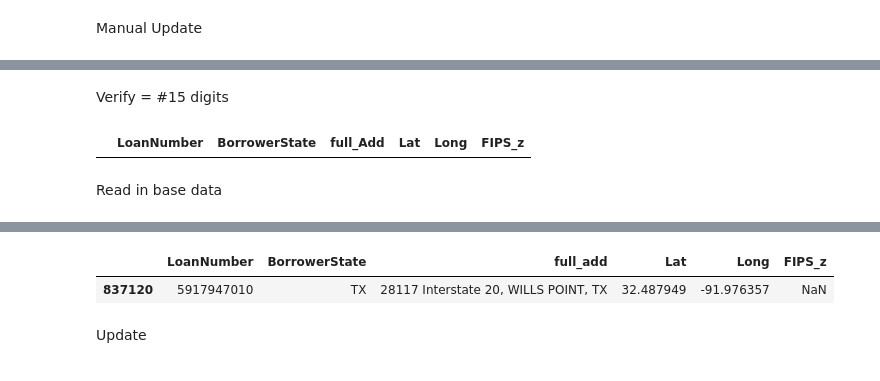
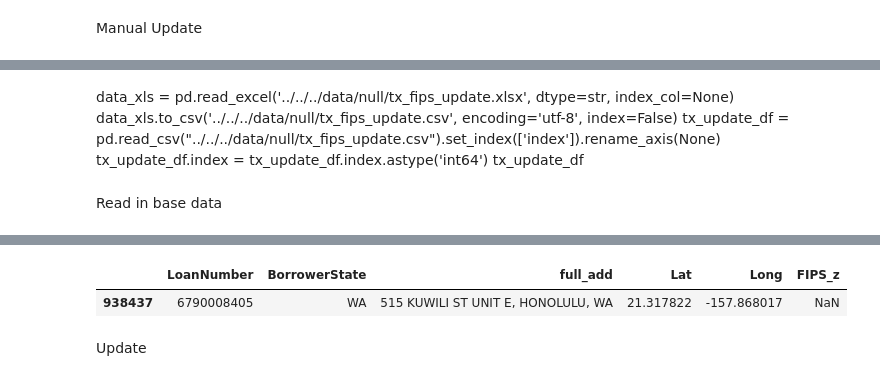
Before and after one commit to cspence001/mapdata_fips_aggregation, a Jupyter notebook: selenium_fips/23/selenium_census_script_fipscheck_23.ipynb, the cells around one changed output, grey strips where cells are left out. Cells and saved outputs as stored; diff of their text form; code cells hidden in the pictures.

```diff
--- a/selenium_fips/23/selenium_census_script_fipscheck_23.ipynb
+++ b/selenium_fips/23/selenium_census_script_fipscheck_23.ipynb
@@ -27,8 +27,11 @@ fips_check_scraped.head()
 | 3 | 5120868804 | AK | 540 W Intl Airport Rd, Anchorage, AK | 61.173164 | -149.893283 | 2.020003e+13 |
 | 4 | 6650277102 | AK | 4300 BARTLETT STREET, HOMER, AK | 59.652704 | -151.549793 | 2.122001e+13 |
 # %%
-#Latitude, Longitude, not included
+pd.set_option('display.max_columns', None)
+#Latitude, Longitude included
 fips_check_scraped_notna = fips_check_scraped[fips_check_scraped["Lat"].notna()] # check to make sure no nulls in coords
-fips_check_scraped_notna.head()
+#FIPS not included, of Lat, Long available
+fips_check_scraped_null = fips_check_scraped_notna[fips_check_scraped_notna["FIPS_z"].isnull()] # check to make sure no nulls in coords
+fips_check_scraped_null #28093
 # %% [output]
 |  | LoanNumber | BorrowerState | full_add | Lat | Long | FIPS_z |
@@ -270,9 +247,9 @@ tx_update_df.loc[tx_update_df["FIPS_z"].isnull()] #check #13
-# %% [markdown]
-Verify = #15 digits
-# %%
-fips_fill.loc[fips_fill["FIPS_z"].astype(str).str.len() > 15]
-# %% [output]
-|  | LoanNumber | BorrowerState | full_Add | Lat | Long | FIPS_z |
+# %% [markdown]
+data_xls = pd.read_excel('../../../data/null/tx_fips_update.xlsx', dtype=str, index_col=None)
+data_xls.to_csv('../../../data/null/tx_fips_update.csv', encoding='utf-8', index=False)
+tx_update_df = pd.read_csv("../../../data/null/tx_fips_update.csv").set_index(['index']).rename_axis(None)
+tx_update_df.index = tx_update_df.index.astype('int64')
+tx_update_df
 # %% [markdown]
 Read in base data
 # %%
@@ -287,10 +264,10 @@ fips_check.head()
 | 3 | 5120868804 | AK | 540 W Intl Airport Rd, Anchorage, AK | 61.173164 | -149.893283 | 2.020003e+13 |
 | 4 | 6650277102 | AK | 4300 BARTLETT STREET, HOMER, AK | 59.652704 | -151.549793 | 2.122001e+13 |
 # %%
-fips_check.loc[fips_check["LoanNumber"]==5917947010]
+fips_check.loc[fips_check["LoanNumber"]==6790008405]
 # %% [output]
 |  | LoanNumber | BorrowerState | full_add | Lat | Long | FIPS_z |
-| 837120 | 5917947010 | TX | 28117 Interstate 20, WILLS POINT, TX | 32.487949 | -91.976357 | NaN |
+| 938437 | 6790008405 | WA | 515 KUWILI ST UNIT E, HONOLULU, WA | 21.317822 | -157.868017 | NaN |
 # %% [markdown]
 Update
 # %%
```
Also changed, not shown: parts of 21 cells of this notebook, 1 other file.
